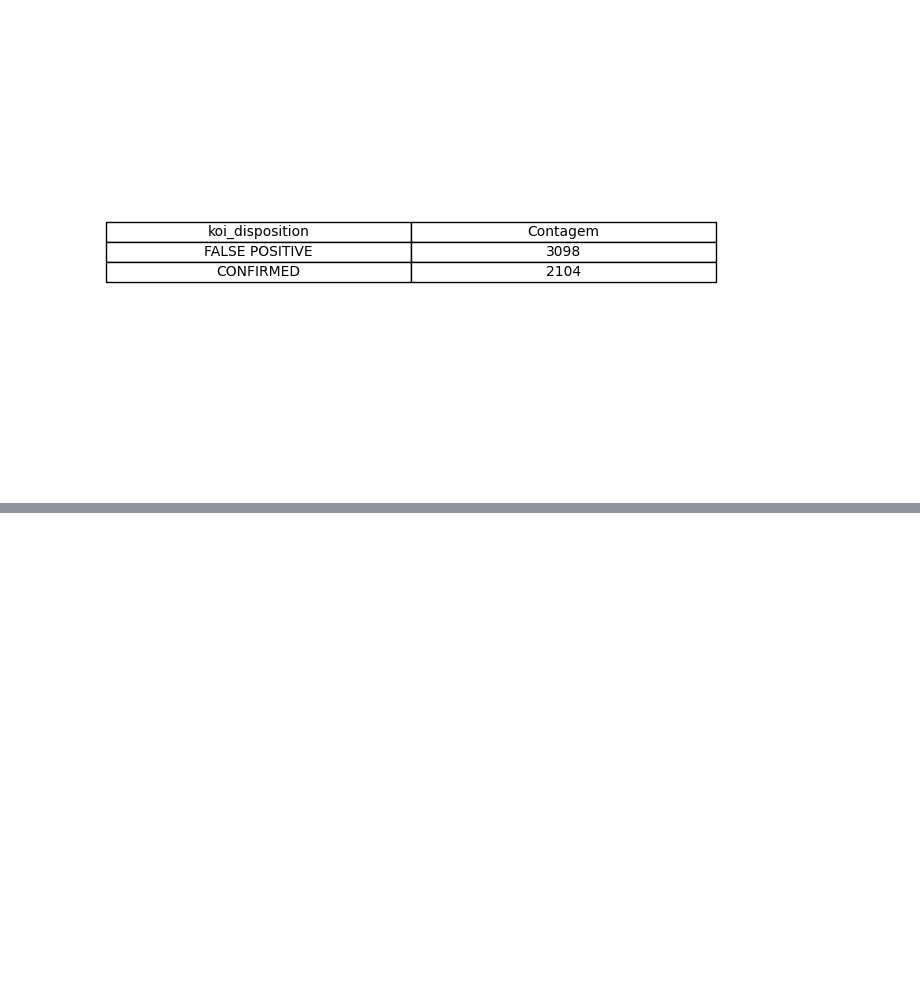
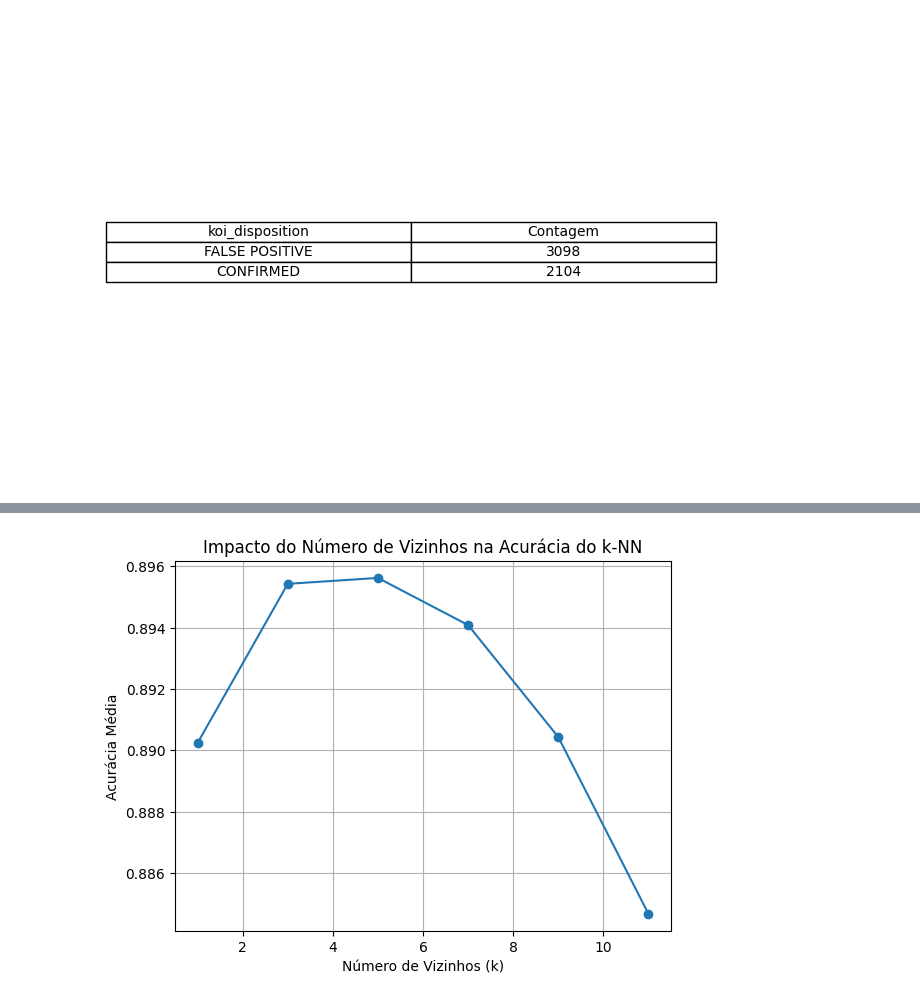
Before and after one commit to guinlops/INF-420-2024-1, a Jupyter notebook: TP4/main.ipynb, the cells around one changed output, grey strips where cells are left out. Saved outputs shown, nothing was run; the diff lists cells and outputs as text; code cells hidden in the pictures; blank space fills up the shorter version.

```diff
--- a/TP4/main.ipynb
+++ b/TP4/main.ipynb
@@ -135,0 +218,21 @@ Multi-layer Perceptron: Acurácia média = 0.9552, Desvio padrão = 0.0083
+# %%
+def knn_experiment(X, Y, kf):
+    k_values = [1, 3, 5, 7, 9, 11]
+    accuracies = []
+
+    for k in k_values:
+        model = KNeighborsClassifier(n_neighbors=k)
+        pipeline = make_pipeline(StandardScaler(), model)
+        scores = cross_val_score(pipeline, X, Y, cv=kf, scoring='accuracy')
+        accuracies.append(scores.mean())
+
+    plt.plot(k_values, accuracies, marker='o')
+    plt.xlabel('Número de Vizinhos (k)')
+    plt.ylabel('Acurácia Média')
+    plt.title('Impacto do Número de Vizinhos na Acurácia do k-NN')
+    plt.grid(True)
+    plt.show()
+
+knn_experiment(X, Y, kf)
+# %% [output]
+[figure, added]
```
Also changed, not shown: parts of 7 cells of this notebook, 1 other file.
